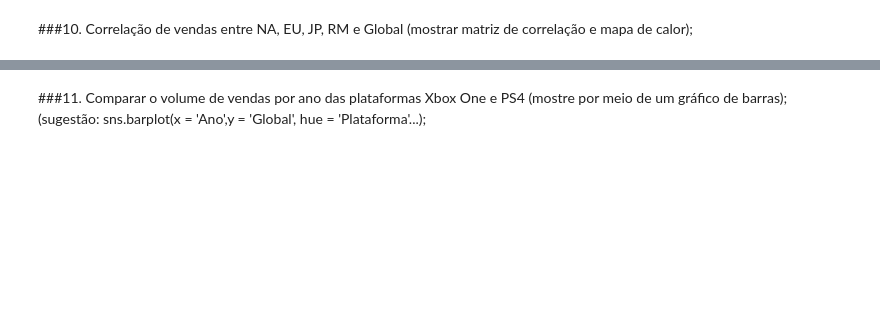
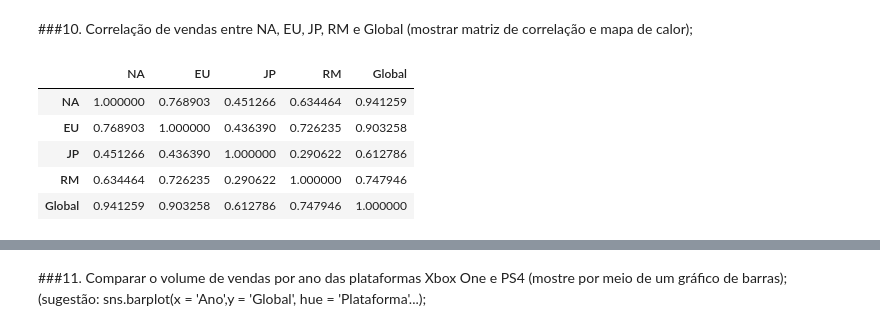
Before and after one commit to nicholascfp/DSBD, a Jupyter notebook: Notebooks/Tarefa_3_6_Nícholas.ipynb, the cells around one changed output, grey strips where cells are left out. Saved outputs shown, nothing was run; the diff lists cells and outputs as text; code cells hidden in the pictures; blank space fills up the shorter version.

```diff
--- a/Notebooks/Tarefa_3_6_Nícholas.ipynb
+++ b/Notebooks/Tarefa_3_6_Nícholas.ipynb
@@ -352,2 +383,12 @@ RM = 8.95 %
 # %% [markdown]
 ###10. Correlação de vendas entre NA, EU, JP, RM e Global (mostrar matriz de correlação e mapa de calor);
+# %%
+correlation = df[['NA', 'EU', 'JP', 'RM', 'Global']].corr()
+correlation
+# %% [output]
+|  | NA | EU | JP | RM | Global |
+| NA | 1.000000 | 0.768903 | 0.451266 | 0.634464 | 0.941259 |
+| EU | 0.768903 | 1.000000 | 0.436390 | 0.726235 | 0.903258 |
+| JP | 0.451266 | 0.436390 | 1.000000 | 0.290622 | 0.612786 |
+| RM | 0.634464 | 0.726235 | 0.290622 | 1.000000 | 0.747946 |
+| Global | 0.941259 | 0.903258 | 0.612786 | 0.747946 | 1.000000 |
```
Also changed, not shown: parts of 7 cells of this notebook.
